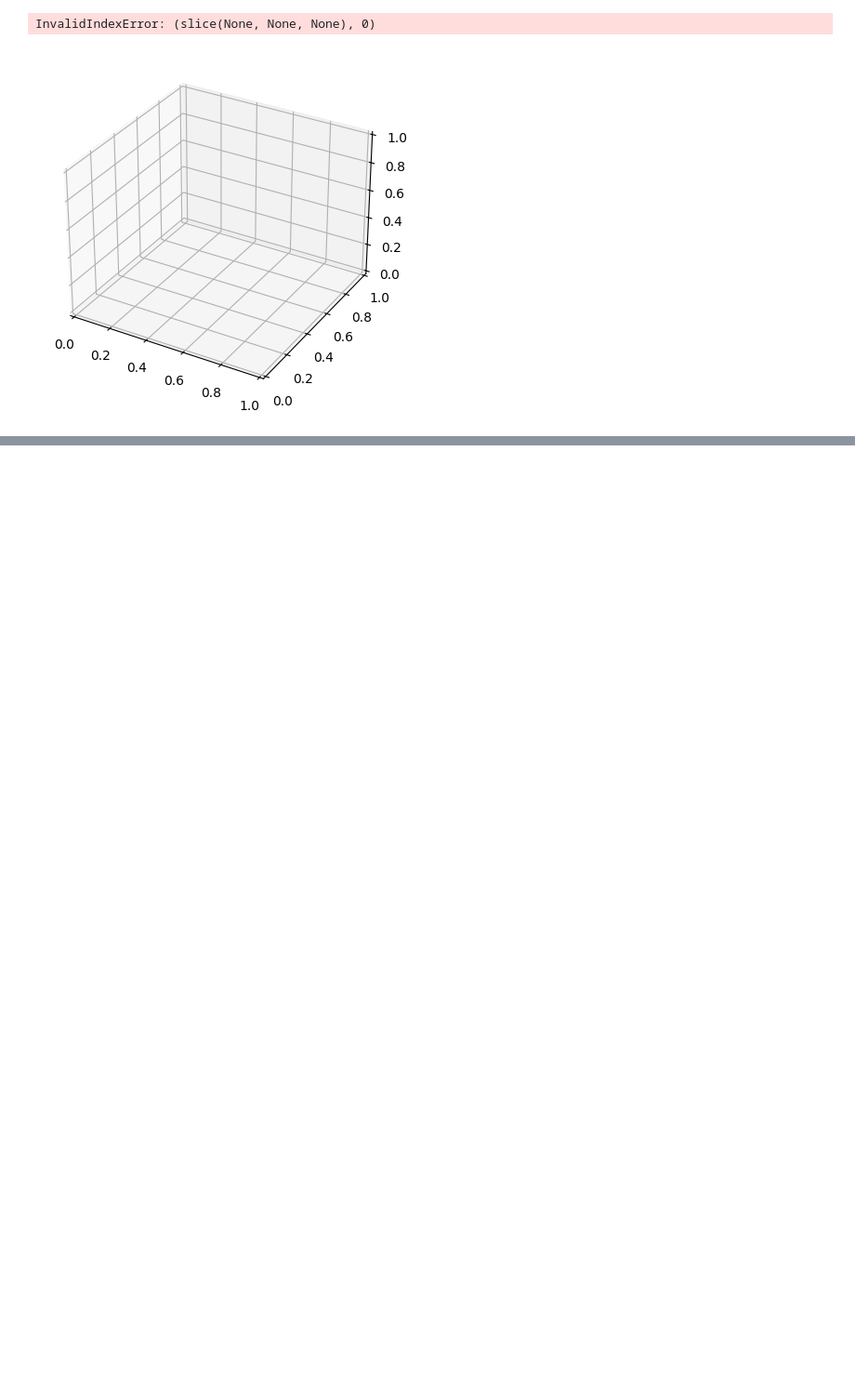
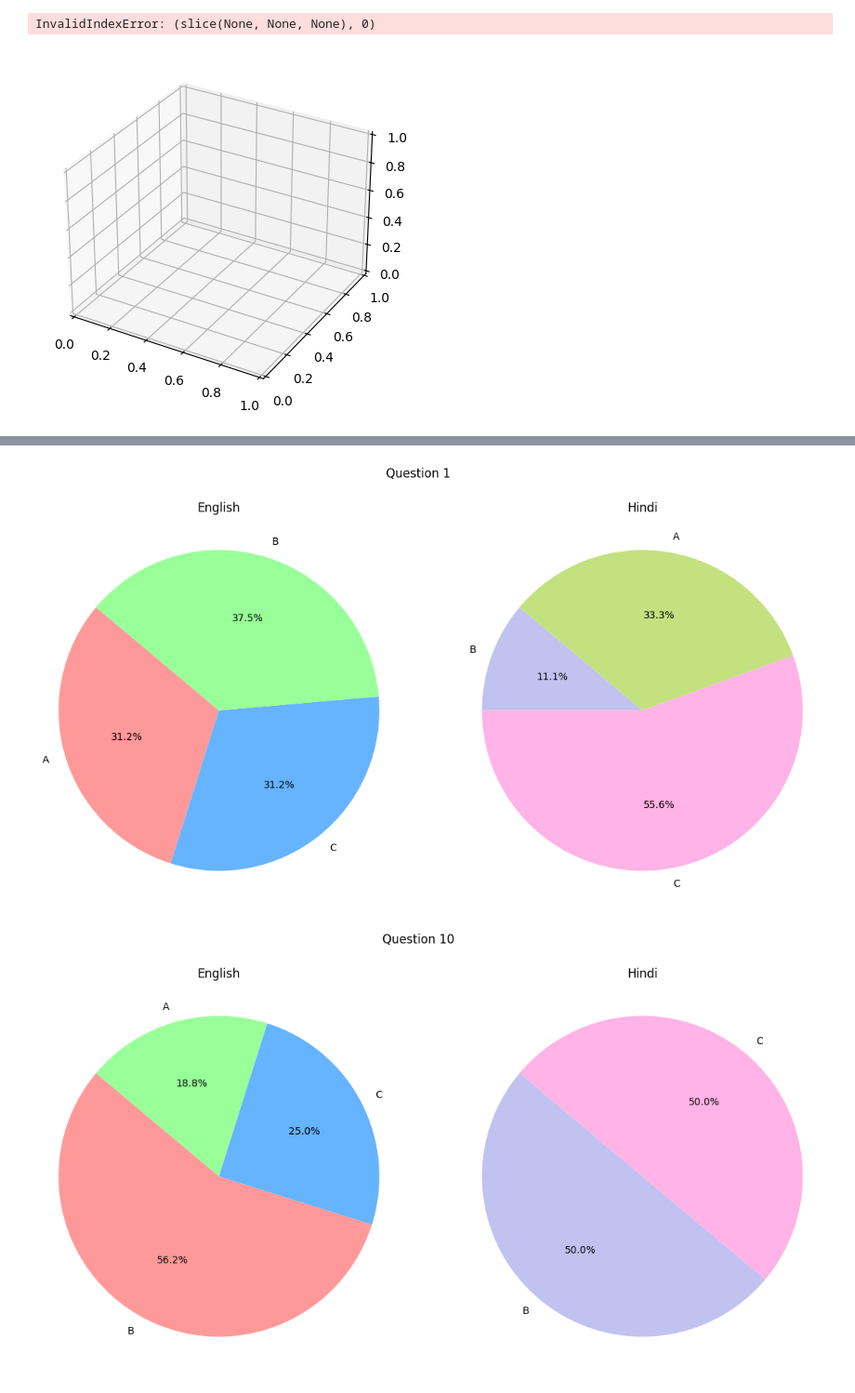
Before and after one commit to ritu1412/news_analysis, a Jupyter notebook: Ukraine_Russia_War/cluster.ipynb, the cells around one changed output, grey strips where cells are left out. Shown at 93% size. Cells and saved outputs as stored; diff of their text form; code cells hidden in the pictures; blank space fills up the shorter version.

Commit message:
Ukraine Russia war narrative analysis

```diff
--- a/Ukraine_Russia_War/cluster.ipynb
+++ b/Ukraine_Russia_War/cluster.ipynb
@@ -78,0 +146,58 @@ add_cluster_labels("latent_vectors_3.csv", "data/summary_all.json", "data/summar
+# %%
+import matplotlib.pyplot as plt
+# Define the input file path
+input_file_path = 'filtered_output.json'
+
+# Load JSON data from the input file
+with open(input_file_path, 'r') as input_file:
+    data = json.load(input_file)
+
+# Initialize a nested dictionary to hold the distribution of answers by language and question number
+language_distribution = defaultdict(lambda: defaultdict(lambda: defaultdict(int)))
+
+# Iterate through each article and update the distribution
+for article in data:
+    lang = article.get("lang", "unknown")
+    narrative_answers = article.get("narrative_answers", {})
+    for question, answer in narrative_answers.items():
+        language_distribution[lang][question][answer] += 1
+
+# Convert defaultdict to a regular dict for easier viewing
+language_distribution = {
+    lang: {question: dict(answers) for question, answers in questions.items()}
+    for lang, questions in language_distribution.items()
+}
+
+# Define colors for English and Hindi
+colors_eng = ['#ff9999','#66b3ff','#99ff99','#ffcc99']
+colors_hin = ['#c2c2f0','#ffb3e6','#c4e17f','#76d7c4']
+
+# Create side-by-side pie charts for each question
+questions = set()
+for lang in language_distribution:
+    questions.update(language_distribution[lang].keys())
+
+for question in sorted(questions):
+    fig, axes = plt.subplots(1, 2, figsize=(14, 7))
+    fig.suptitle(f'Question {question}')
+
+    # English
+    eng_answers = language_distribution.get('eng', {}).get(question, {})
+    eng_labels = eng_answers.keys()
+    eng_sizes = eng_answers.values()
+    axes[0].pie(eng_sizes, labels=eng_labels, autopct='%1.1f%%', colors=colors_eng, startangle=140)
+    axes[0].set_title('English')
+    axes[0].axis('equal')
+
+    # Hindi
+    hin_answers = language_distribution.get('hin', {}).get(question, {})
+    hin_labels = hin_answers.keys()
+    hin_sizes = hin_answers.values()
+    axes[1].pie(hin_sizes, labels=hin_labels, autopct='%1.1f%%', colors=colors_hin, startangle=140)
+    axes[1].set_title('Hindi')
+    axes[1].axis('equal')
+
+    plt.show()
+# %% [output]
+[figure, added]
+[figure, added]
```
Also changed, not shown: parts of 5 cells of this notebook, 25 other files.
